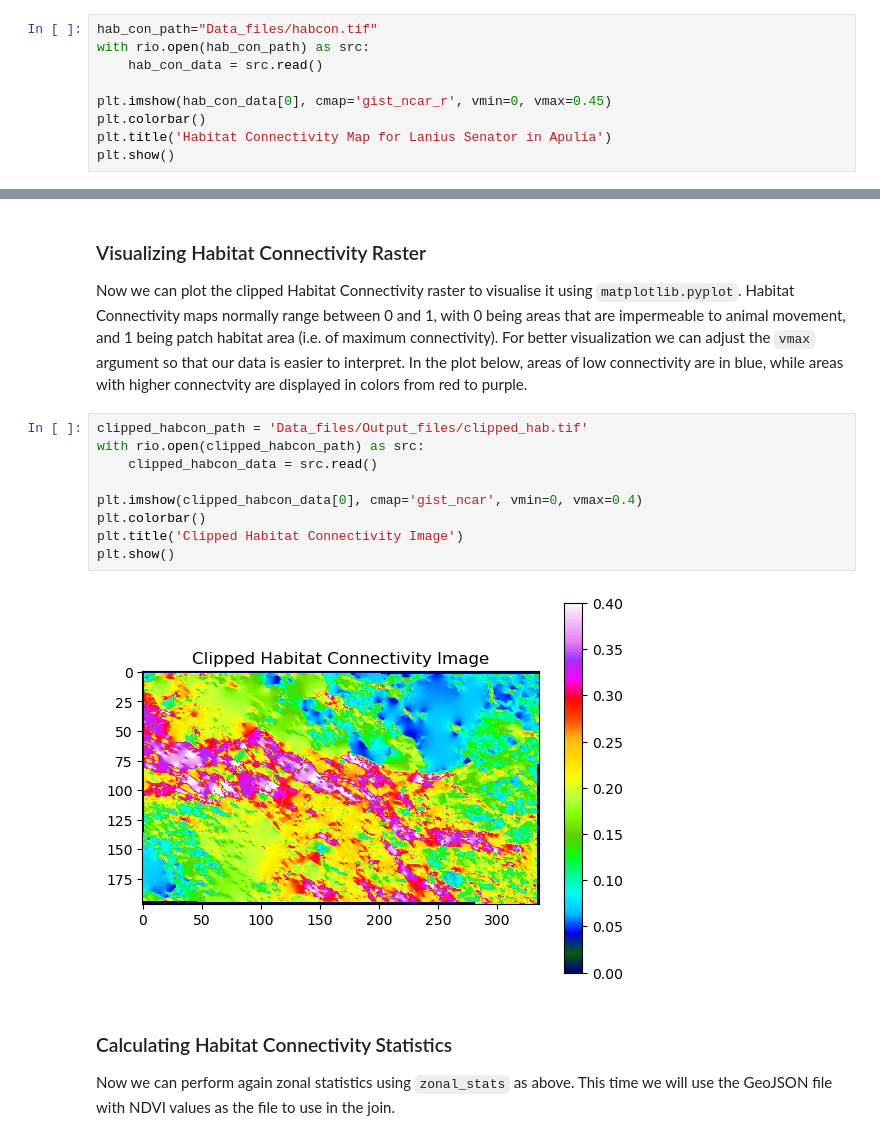
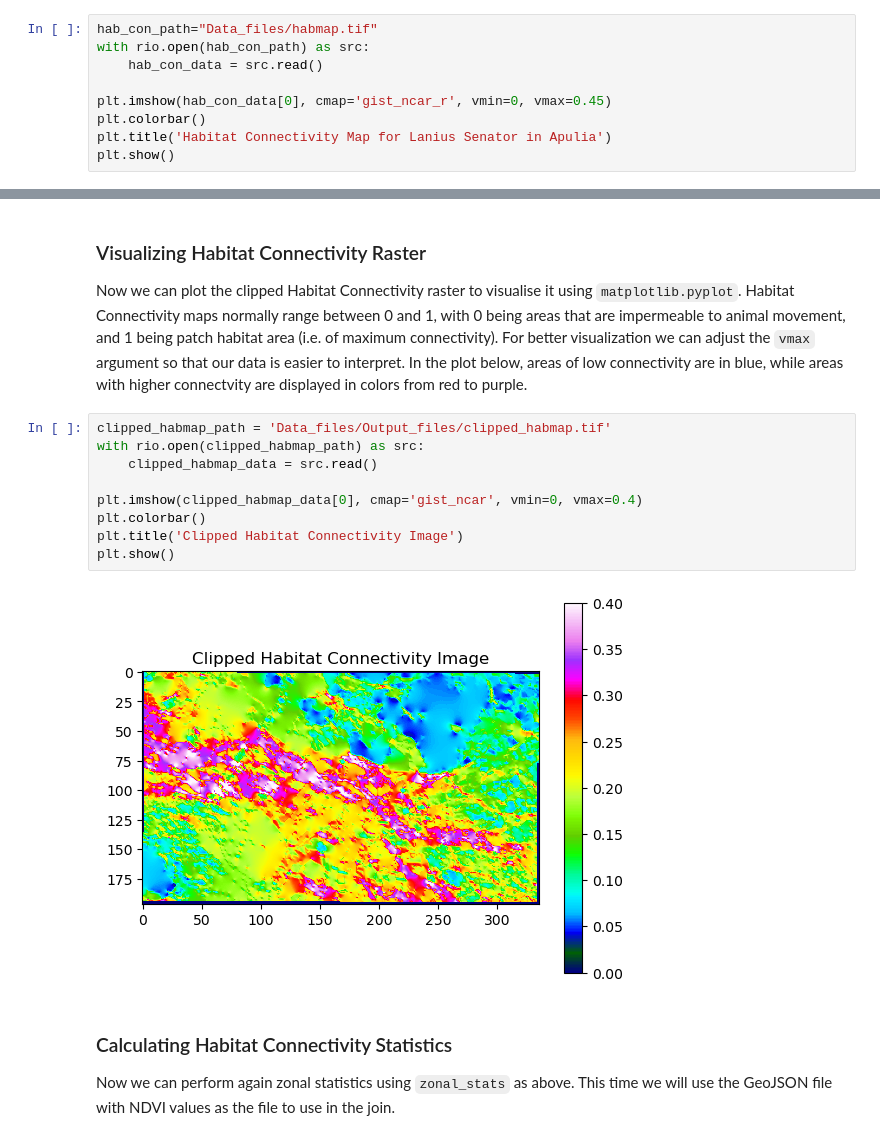
Before and after one commit to Mavisan6/Assignment, a Jupyter notebook: ScriptP3.ipynb, the cells around one changed output, grey strips where cells are left out. Saved outputs shown, nothing was run; the diff lists cells and outputs as text.

```diff
--- a/ScriptP3.ipynb
+++ b/ScriptP3.ipynb
@@ -89,7 +122,7 @@ The presented project uses habitat connectivity data developed as part of my [BS
 
 The code below quickly loads and plots the habitat connectivity map using `matplotlib.pyplot`. The map loads data for the whole Apulia region, so we will need to clip this to our AOI.
 # %%
-hab_con_path="Data_files/habcon.tif"
+hab_con_path="Data_files/habmap.tif"
 with rio.open(hab_con_path) as src:
     hab_con_data = src.read()
 
@@ -129,16 +162,16 @@ Clipped raster saved to Data_files/Output_files/clipped_hab.tif
 
 Now we can plot the clipped Habitat Connectivity raster to visualise it using `matplotlib.pyplot`. Habitat Connectivity maps normally range between 0 and 1, with 0 being areas that are impermeable to animal movement, and 1 being patch habitat area (i.e. of maximum connectivity). For better visualization we can adjust the `vmax` argument so that our data is easier to interpret. In the plot below, areas of low connectivity are in blue, while areas with higher connectvity are displayed in colors from red to purple.
 # %%
-clipped_habcon_path = 'Data_files/Output_files/clipped_hab.tif'
-with rio.open(clipped_habcon_path) as src:
-    clipped_habcon_data = src.read()
+clipped_habmap_path = 'Data_files/Output_files/clipped_habmap.tif'
+with rio.open(clipped_habmap_path) as src:
+    clipped_habmap_data = src.read()
 
-plt.imshow(clipped_habcon_data[0], cmap='gist_ncar', vmin=0, vmax=0.4)
+plt.imshow(clipped_habmap_data[0], cmap='gist_ncar', vmin=0, vmax=0.4)
 plt.colorbar()
 plt.title('Clipped Habitat Connectivity Image')
 plt.show()
 # %% [output]
-[figure, old version]
+[figure, new version]
 # %% [markdown]
 ### Calculating Habitat Connectivity Statistics
 
```
Also changed, not shown: parts of 9 cells of this notebook, 7 other files.
